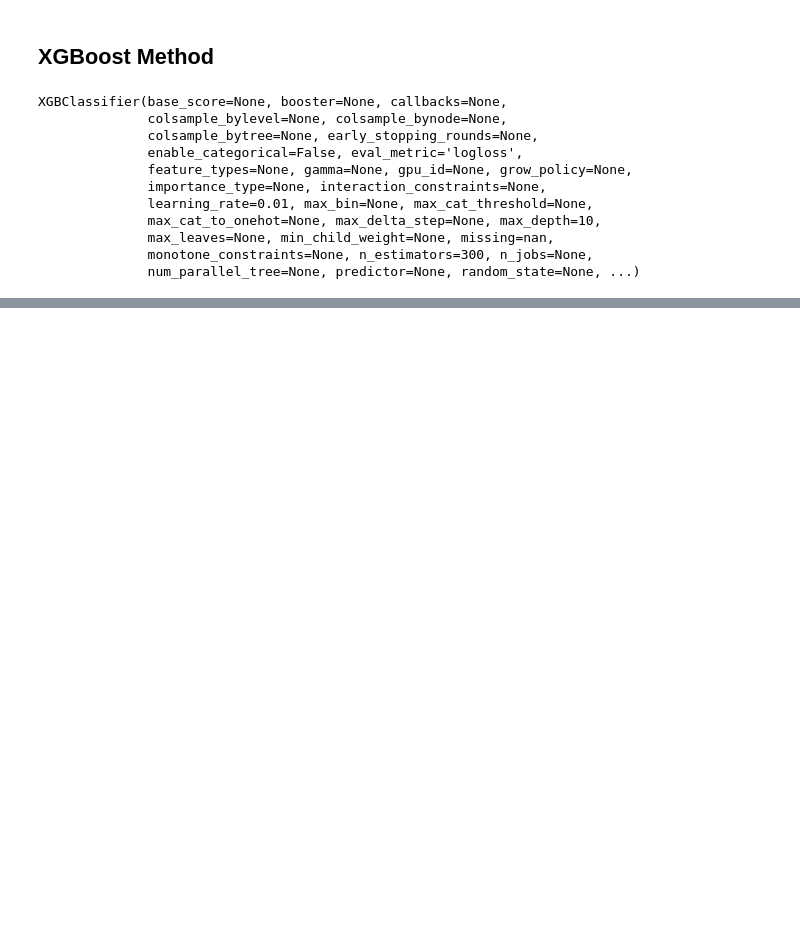
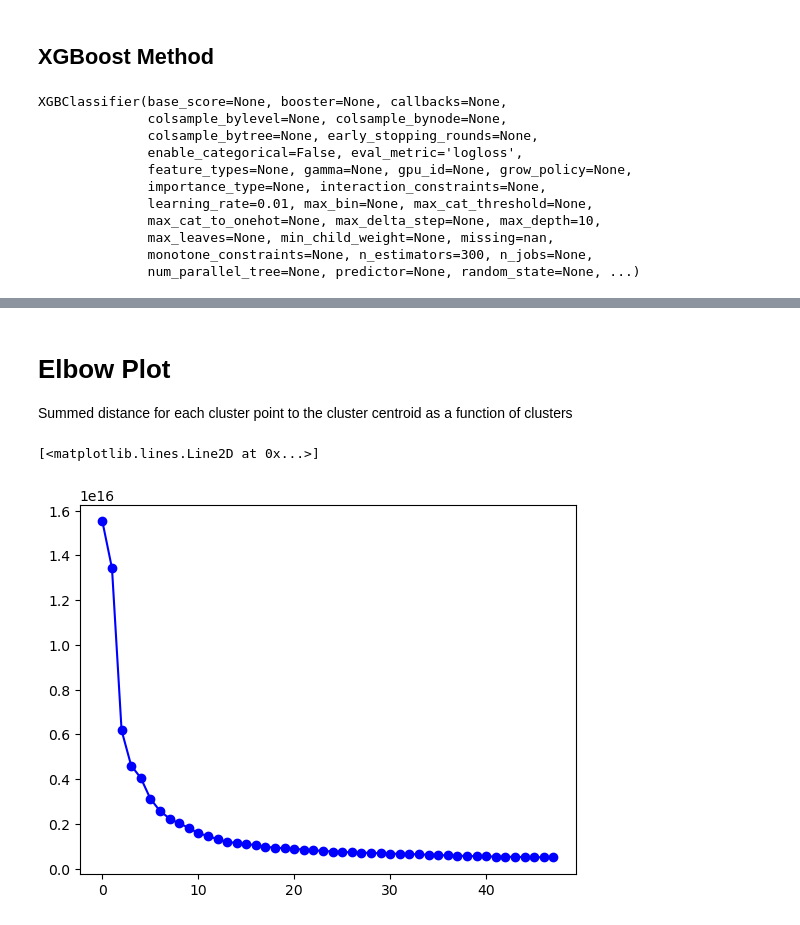
Before and after one commit to JuFo96/AppliedML2023, a Jupyter notebook: InitialProject/Project.ipynb, the cells around one changed output, grey strips where cells are left out. Drawn from its saved outputs; the diff is of its cells as text; code cells hidden in the pictures; blank space fills up the shorter version.

```diff
--- a/InitialProject/Project.ipynb
+++ b/InitialProject/Project.ipynb
@@ -105,0 +132,8 @@ Validation accuracy: 90.69%
+# %%
+loss_list = []
+sorted_variables = sorted_variables[::-1]
+sorted_variables[:15]
+
+for i in range(3, 51):
+    cluster_model = cluster.KMeans(n_clusters = i, random_state = 0, n_init ="auto").fit(X_train[sorted_variables])
+    loss_list.append(cluster_model.inertia_)
@@ -105,0 +167,9 @@ Validation accuracy: 90.69%
+# %% [markdown]
+# Elbow Plot
+
+Summed distance for each cluster point to the cluster centroid as a function of clusters
+# %%
+plt.plot(loss_list, '-bo')
+# %% [output]
+[<matplotlib.lines.Line2D at 0x...>]
+[figure, added]
```
Also changed, not shown: parts of 14 cells of this notebook, 1 other file.
